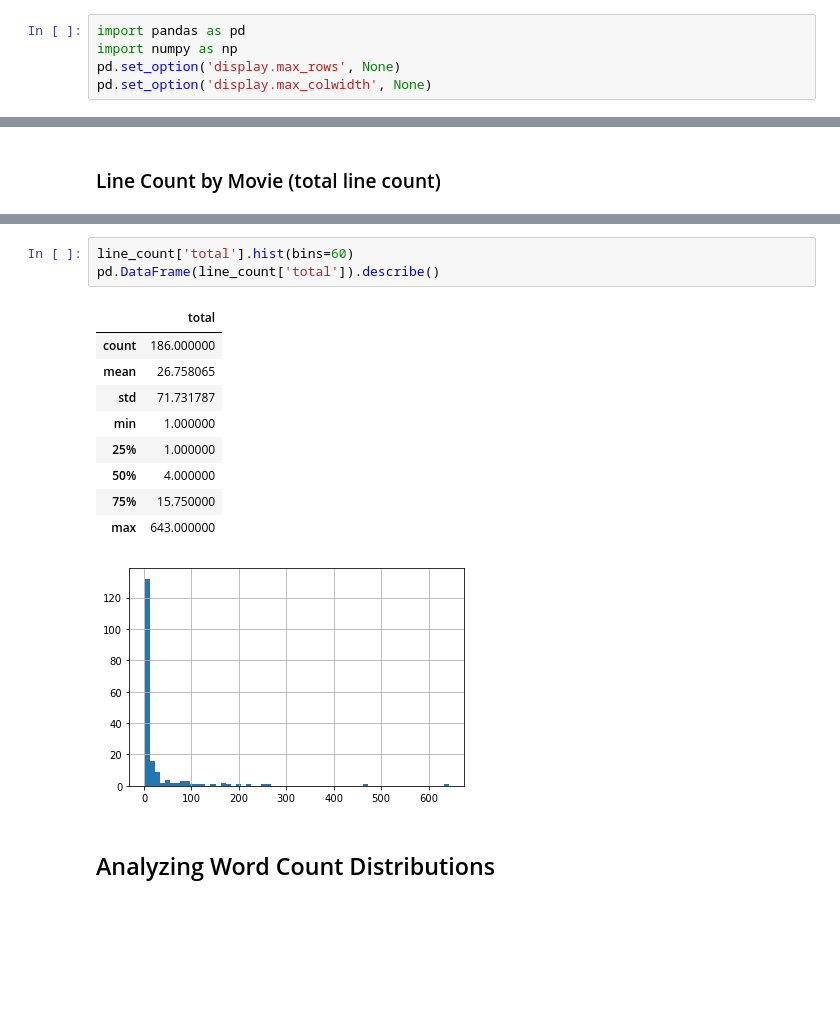
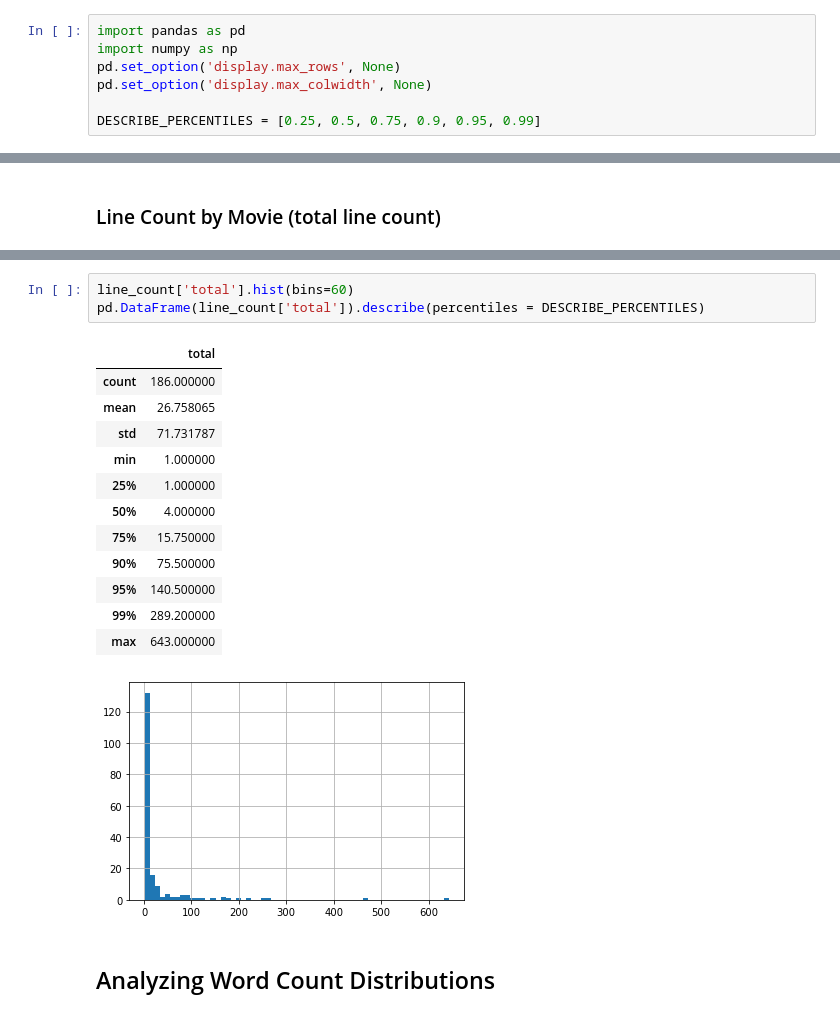
Before and after one commit to prestondunton/marvel-dialogue-nlp, a Jupyter notebook: Analysis.ipynb, the cells around one changed output, grey strips where cells are left out. Saved outputs shown, nothing was run; the diff lists cells and outputs as text; blank space fills up the shorter version.

```diff
--- a/Analysis.ipynb
+++ b/Analysis.ipynb
@@ -3,6 +3,8 @@ import pandas as pd
 import numpy as np
 pd.set_option('display.max_rows', None)
 pd.set_option('display.max_colwidth', None)
+
+DESCRIBE_PERCENTILES = [0.25, 0.5, 0.75, 0.9, 0.95, 0.99]
 # %%
 mcu = pd.read_csv("./data/mcu.csv")
 # %% [markdown]
@@ -61,16 +63,19 @@ line_count.sort_values(by="total", ascending=False)
 | A1 CLINT BARTON | 1 | 0 | 0 | 0 | 0 | 1 |
 # %%
 line_count['total'].hist(bins=60)
-pd.DataFrame(line_count['total']).describe()
+pd.DataFrame(line_count['total']).describe(percentiles = DESCRIBE_PERCENTILES)
 # %% [output]
 |  | total |
 | count | 186.000000 |
 | mean | 26.758065 |
 | std | 71.731787 |
 | min | 1.000000 |
 | 25% | 1.000000 |
 | 50% | 4.000000 |
 | 75% | 15.750000 |
+| 90% | 75.500000 |
+| 95% | 140.500000 |
+| 99% | 289.200000 |
 | max | 643.000000 |
 [figure]
 # %% [markdown]
```
Also changed, not shown: parts of 11 cells of this notebook, 2 other files.
